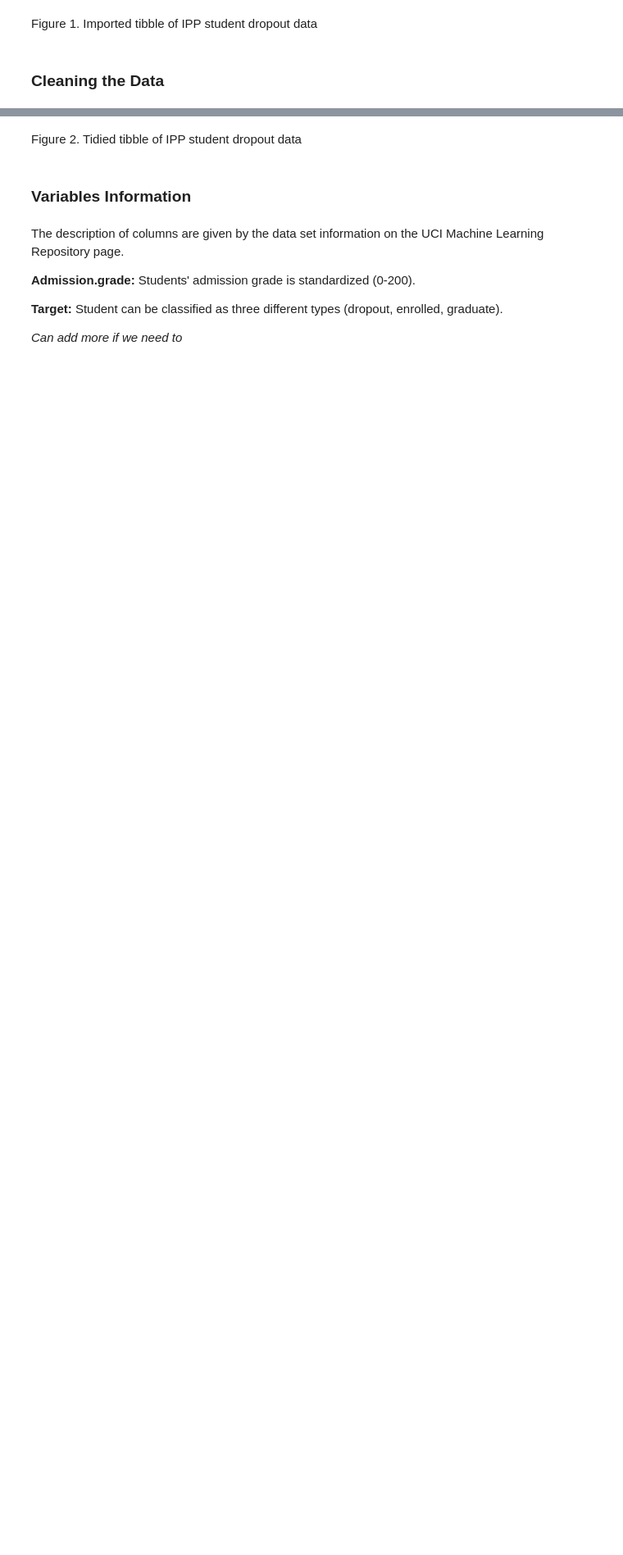
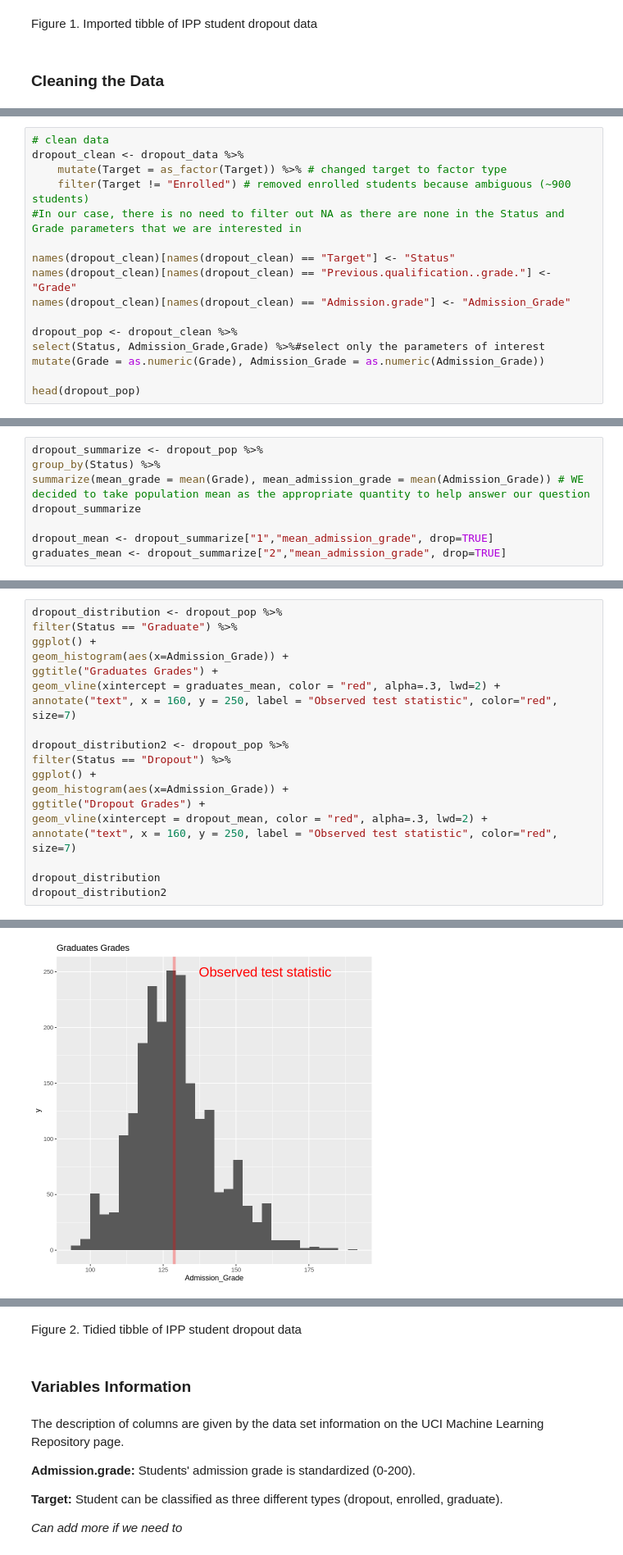
Before and after one commit to yui-ubc/stat-201-2023w1-group-20, a Jupyter notebook: project_proposal.ipynb, the cells around one changed output, grey strips where cells are left out. Shown: that part at 82% size. Drawn from its saved outputs; the diff is of its cells as text; blank space fills up the shorter version.

Commit message:
Created initial visualization and summarize analysis

```diff
--- a/project_proposal.ipynb
+++ b/project_proposal.ipynb
@@ -96,0 +65,16 @@ A data.frame: 3630 × 37
+# %%
+# clean data
+dropout_clean <- dropout_data %>%
+    mutate(Target = as_factor(Target)) %>% # changed target to factor type
+    filter(Target != "Enrolled") # removed enrolled students because ambiguous (~900 students)
+#In our case, there is no need to filter out NA as there are none in the Status and Grade parameters that we are interested in
+
+names(dropout_clean)[names(dropout_clean) == "Target"] <- "Status"
+names(dropout_clean)[names(dropout_clean) == "Previous.qualification..grade."] <- "Grade"
+names(dropout_clean)[names(dropout_clean) == "Admission.grade"] <- "Admission_Grade"
+
+dropout_pop <- dropout_clean %>%
+select(Status, Admission_Grade,Grade) %>%#select only the parameters of interest
+mutate(Grade = as.numeric(Grade), Admission_Grade = as.numeric(Admission_Grade))
+
+head(dropout_pop)
@@ -96,0 +93,8 @@ A data.frame: 3630 × 37
+# %%
+dropout_summarize <- dropout_pop %>%
+group_by(Status) %>%
+summarize(mean_grade = mean(Grade), mean_admission_grade = mean(Admission_Grade)) # WE decided to take population mean as the appropriate quantity to help answer our question
+dropout_summarize
+
+dropout_mean <- dropout_summarize["1","mean_admission_grade", drop=TRUE]
+graduates_mean <- dropout_summarize["2","mean_admission_grade", drop=TRUE]
@@ -96,0 +109,20 @@ A data.frame: 3630 × 37
+# %%
+dropout_distribution <- dropout_pop %>%
+filter(Status == "Graduate") %>%
+ggplot() +
+geom_histogram(aes(x=Admission_Grade)) +
+ggtitle("Graduates Grades") +
+geom_vline(xintercept = graduates_mean, color = "red", alpha=.3, lwd=2) +
+annotate("text", x = 160, y = 250, label = "Observed test statistic", color="red", size=7)
+
+dropout_distribution2 <- dropout_pop %>%
+filter(Status == "Dropout") %>%
+ggplot() +
+geom_histogram(aes(x=Admission_Grade)) +
+ggtitle("Dropout Grades") +
+geom_vline(xintercept = dropout_mean, color = "red", alpha=.3, lwd=2) +
+annotate("text", x = 160, y = 250, label = "Observed test statistic", color="red", size=7)
+
+dropout_distribution
+dropout_distribution2
+# %% [output]
@@ -96,0 +131 @@ A data.frame: 3630 × 37
+[figure, added]
```
Also changed, not shown: parts of 5 cells of this notebook.
